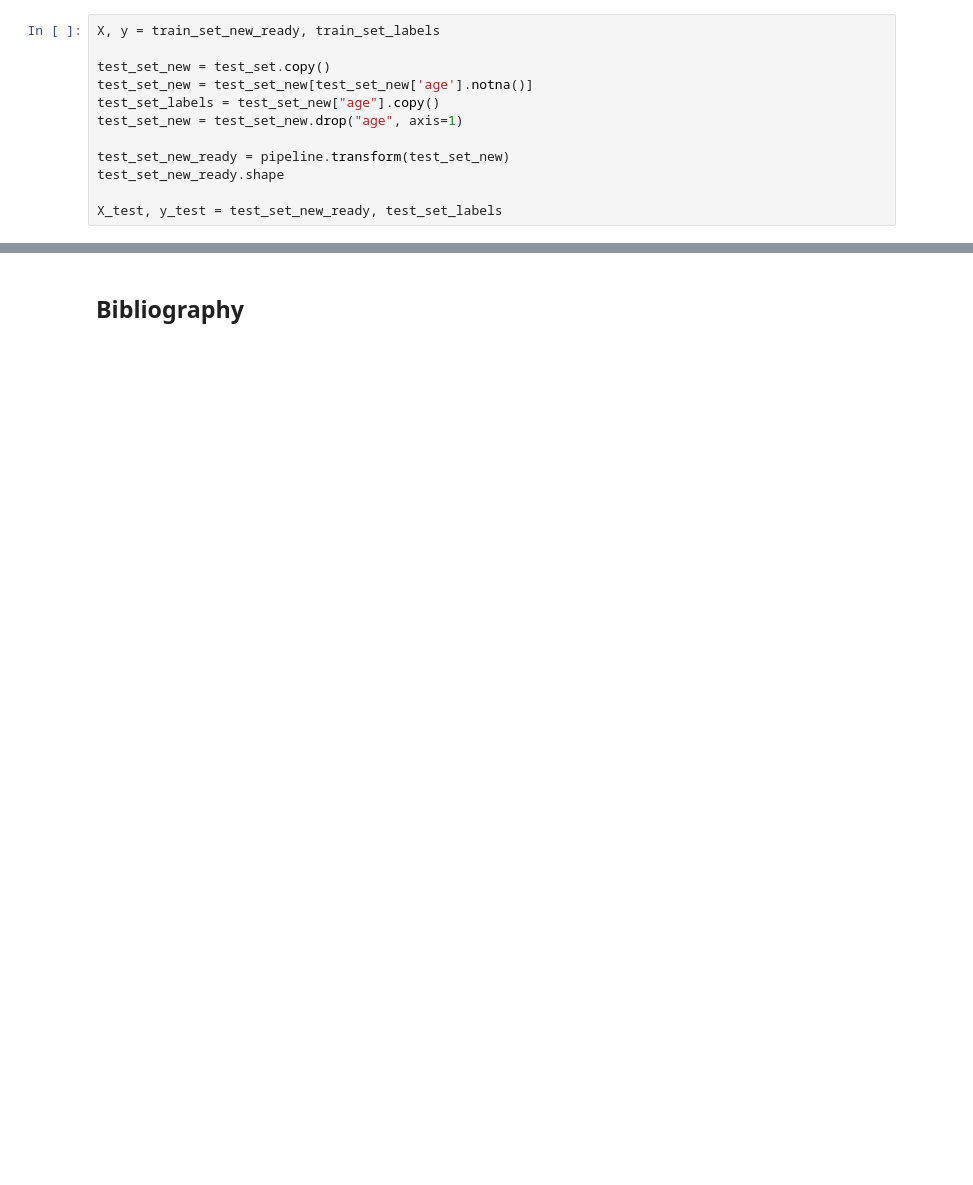
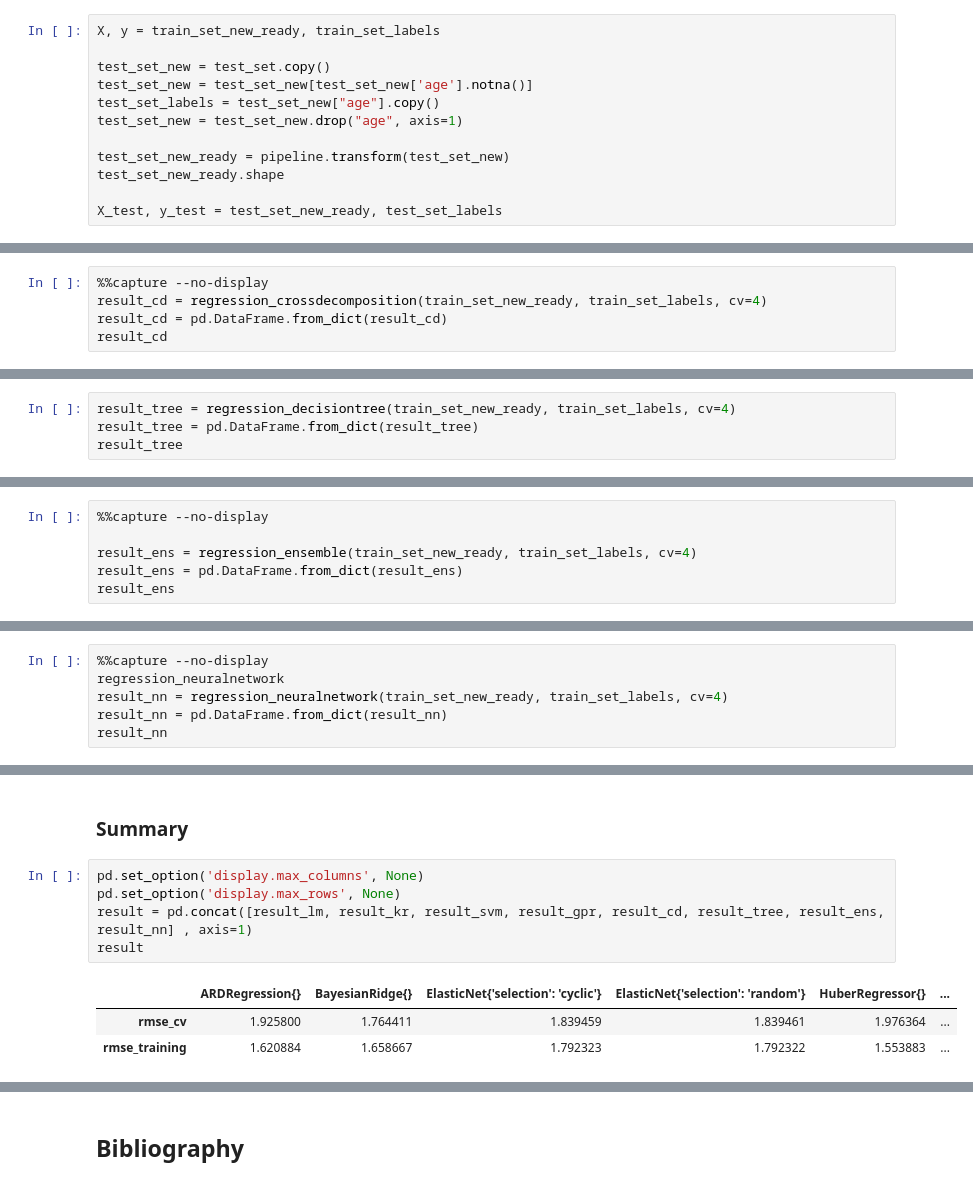
Before and after one commit to ArkadiuszSlowik/Possum-regression, a Jupyter notebook: possum_regression.ipynb, the cells around one changed output, grey strips where cells are left out. Saved outputs shown, nothing was run; the diff lists cells and outputs as text; blank space fills up the shorter version.

```diff
--- a/possum_regression.ipynb
+++ b/possum_regression.ipynb
@@ -681,0 +792,5 @@ final_rmse
+# %%
+%%capture --no-display
+result_cd = regression_crossdecomposition(train_set_new_ready, train_set_labels, cv=4)
+result_cd = pd.DataFrame.from_dict(result_cd)
+result_cd
@@ -681,0 +803,4 @@ final_rmse
+# %%
+result_tree = regression_decisiontree(train_set_new_ready, train_set_labels, cv=4)
+result_tree = pd.DataFrame.from_dict(result_tree)
+result_tree
@@ -681,0 +813,6 @@ final_rmse
+# %%
+%%capture --no-display
+
+result_ens = regression_ensemble(train_set_new_ready, train_set_labels, cv=4)
+result_ens = pd.DataFrame.from_dict(result_ens)
+result_ens
@@ -681,0 +825,6 @@ final_rmse
+# %%
+%%capture --no-display
+regression_neuralnetwork
+result_nn = regression_neuralnetwork(train_set_new_ready, train_set_labels, cv=4)
+result_nn = pd.DataFrame.from_dict(result_nn)
+result_nn
@@ -681,0 +835,11 @@ final_rmse
+# %% [markdown]
+<h3> Summary </h3>
+# %%
+pd.set_option('display.max_columns', None)
+pd.set_option('display.max_rows', None)
+result = pd.concat([result_lm, result_kr, result_svm, result_gpr, result_cd, result_tree, result_ens, result_nn] , axis=1)
+result
+# %% [output]
+|  | ARDRegression{} | BayesianRidge{} | ElasticNet{'selection': 'cyclic'} | ElasticNet{'selection': 'random'} | HuberRegressor{} | ... |
+| rmse_cv | 1.925800 | 1.764411 | 1.839459 | 1.839461 | 1.976364 | ... |
+| rmse_training | 1.620884 | 1.658667 | 1.792323 | 1.792322 | 1.553883 | ... |
```
Also changed, not shown: parts of 74 cells of this notebook, 3 other files.
